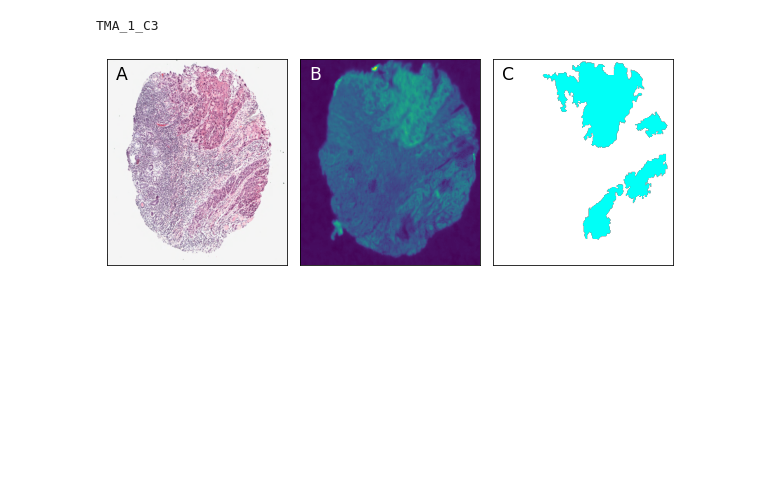
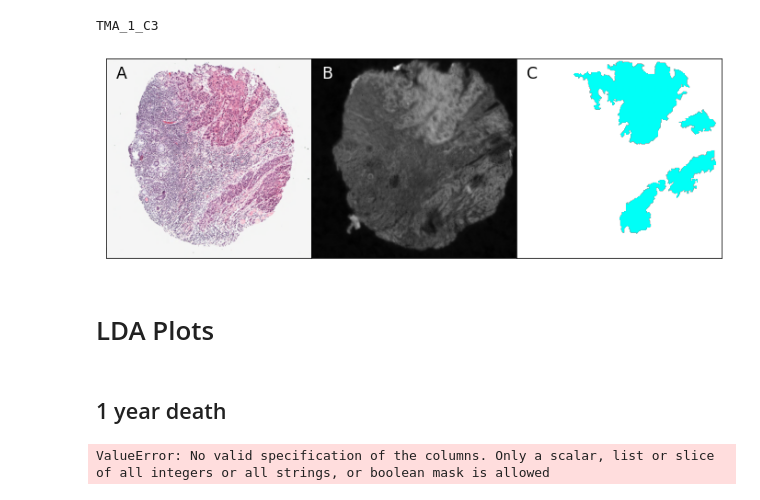
Before and after one commit to c-whitley/PHD, a Jupyter notebook: Prognosis_Plots.ipynb, the cells around one changed output. Saved outputs shown, nothing was run; the diff lists cells and outputs as text; code cells hidden in the pictures; blank space fills up the shorter version.

```diff
--- a/Prognosis_Plots.ipynb
+++ b/Prognosis_Plots.ipynb
@@ -34,0 +43,7 @@ gb = list(master.groupby('REF'))
+# %%
+total = pd.read_pickle('./Original_Data.pickle')
+total['1yeardeath'] = (total.reset_index()['survival (months)']<12).values & (total.reset_index('DiedvsAlive')['DiedvsAlive']=='Died').values
+total = total.set_index('1yeardeath', append=True)
+total = truncate(total, start=1000, end=1800)
+# %%
+patients = total.reset_index().groupby('Patient_Number').sample(1).iloc[:,:43]
@@ -34,0 +93,7 @@ gb = list(master.groupby('REF'))
+# %%
+fig, axes = plt.subplots(ncols=2, figsize=(8,4))
+
+for ax, (name, df) in zip(axes, patients.groupby('1yeardeath')):
+
+    df.sort_values(by='ASMA')['ASMA'].hist(ax=ax, bins=3, edgecolor='black', grid=False, histtype='barstacked', rwidth=1.0)
+    ax.set_ylabel('Count')
@@ -35,31 +113,36 @@ gb = list(master.groupby('REF'))
 # %%
 row = gb[16]
 
 name = row[0]
 print(name)
 
 df1 = row[1].iloc[0,:]
 
 ftir = pd.read_hdf(df1['FTIR'], key='Data')
 
 ann = matplotlib.image.imread('/mnt/c/Users/conor/Google Drive/PHD/Project with Janet/Label_Images/TMA_1/TMA_1.1_C3.png')
 
 he1 = matplotlib.image.imread(df1['HE'])
 
 
 
-fig, axes = plt.subplots(ncols=3, figsize=(8,3), constrained_layout = True)
+fig, axes = plt.subplots(ncols=3, figsize=(12,4), constrained_layout = True)
+fig.subplots_adjust(wspace=0)
 
 axes[0].imshow(he1,aspect='auto')
 axes[0].text(0.05, 0.9, 'A', size='xx-large', transform=axes[0].transAxes)
-axes[1].imshow(ftir.values.reshape(256,256,-1)[25:,:,195],aspect='auto')
+axes[1].imshow(ftir.values.reshape(256,256,-1)[25:,:,195],aspect='auto', cmap='gray')
 axes[1].text(0.05, 0.9, 'B', size='xx-large', color='w', transform=axes[1].transAxes)
 axes[2].imshow(ann[25:,:,:],aspect='auto')
 axes[2].text(0.05, 0.9, 'C', size='xx-large', transform=axes[2].transAxes)
 
 [(ax.set_xticks([]), ax.set_yticks([])) for ax in axes];
 
 fig.savefig('./Prognosis_Paper_Plots/Annotation.pdf', bbox_inches='tight')
 # %% [output]
 TMA_1_C3
-[figure, old version]
+[figure, new version]
+# %% [markdown]
+# LDA Plots
+# %% [markdown]
+## 1 year death
@@ -65,0 +173,4 @@ TMA_1_C3
+# %%
+c = ct.fit_transform(total_p)
+# %% [output]
+ValueError: No valid specification of the columns. Only a scalar, list or slice of all integers or all strings, or boolean mask is allowed
```
Also changed, not shown: parts of 15 cells of this notebook, 10 other files.
